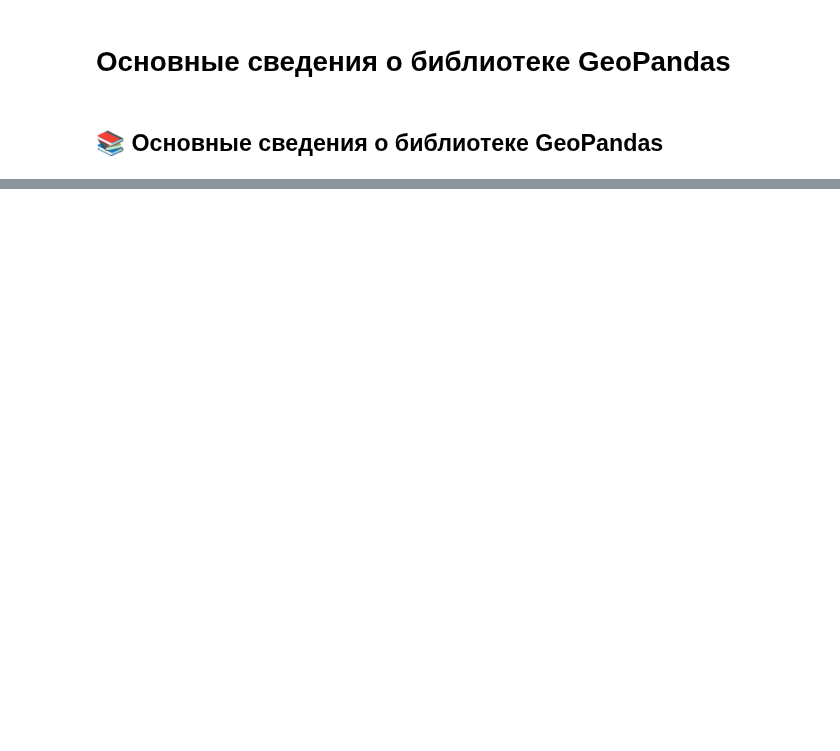
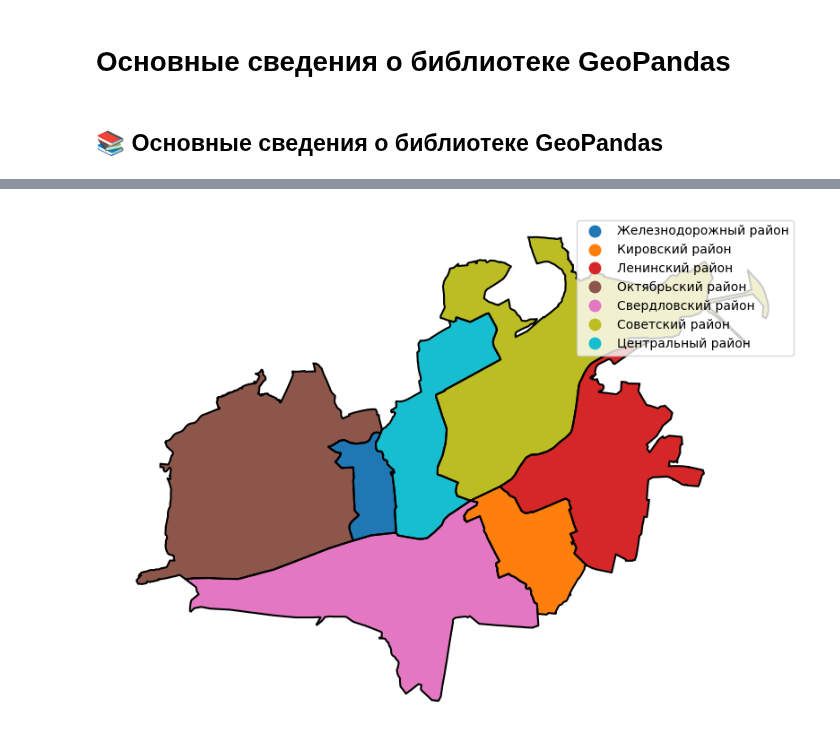
Before and after one commit to Obsidian-pb/genesis, a Jupyter notebook: work/docs/pages/110_what_is_geopandas.ipynb, the cells around one changed output, grey strips where cells are left out. Cells and saved outputs as stored; diff of their text form; code cells hidden in the pictures; blank space fills up the shorter version.

```diff
--- a/work/docs/pages/110_what_is_geopandas.ipynb
+++ b/work/docs/pages/110_what_is_geopandas.ipynb
@@ -89,0 +309,6 @@ schools.plot(edgecolor='black', facecolor='lightgray', alpha=0.7)
+# %%
+ax = districts.plot(column='name', legend=True, figsize=(10, 10))
+districts.boundary.plot(ax=ax, color='black')
+ax.set_axis_off()
+# %% [output]
+[figure, added]
```
Also changed, not shown: parts of 43 cells of this notebook, 6 other files.
